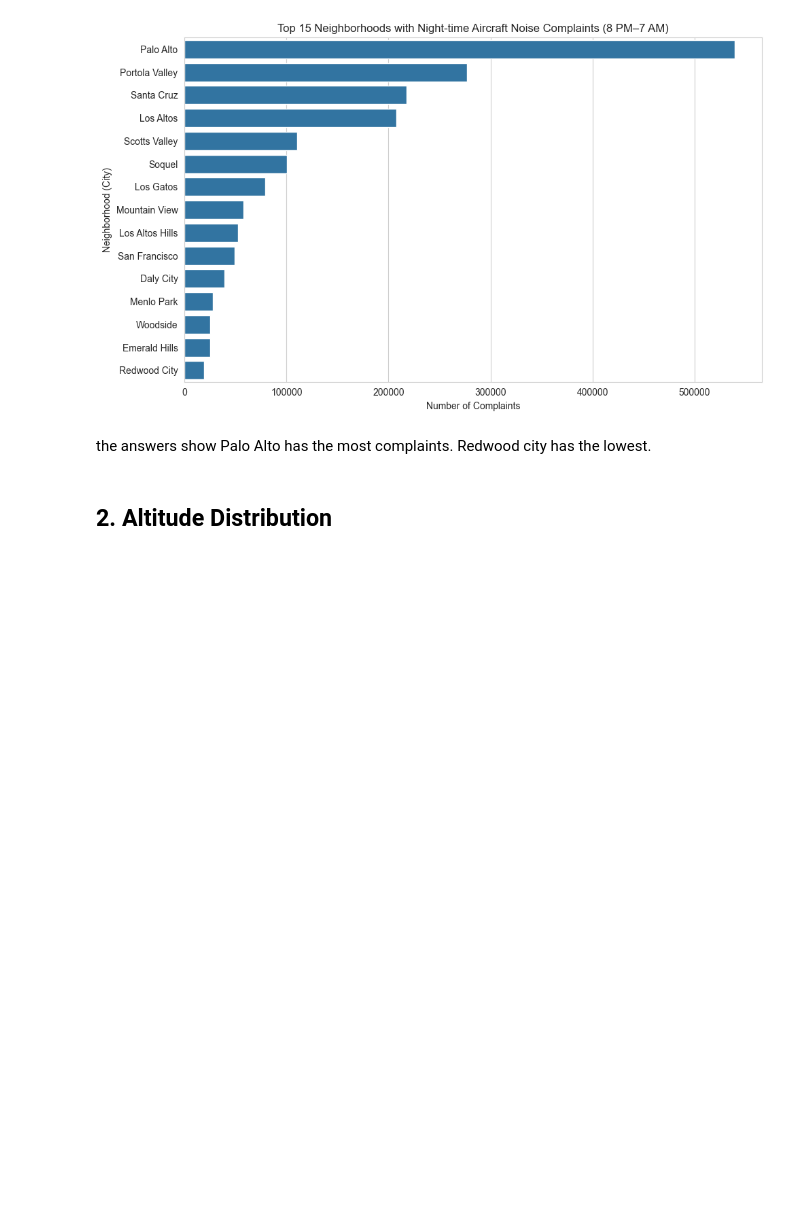
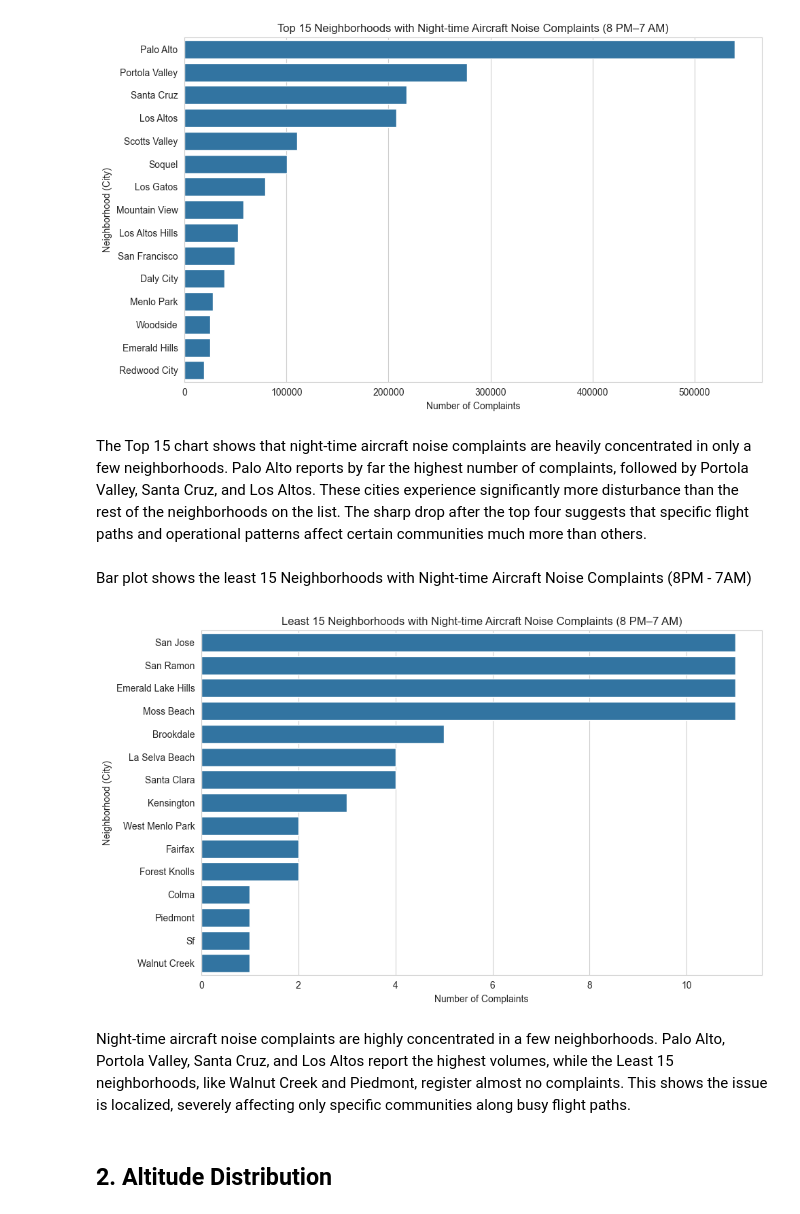
Before and after one commit to porhay007/SFO-Aircraft-Noise-Analysis---Group-Project-Data-5100, a Jupyter notebook: Code/Data_cleaning.ipynb, the cells around one changed output. Cells and saved outputs as stored; diff of their text form; code cells hidden in the pictures; blank space fills up the shorter version.

```diff
--- a/Code/Data_cleaning.ipynb
+++ b/Code/Data_cleaning.ipynb
@@ -264,7 +246,30 @@ plt.show()
 # %% [output]
 [figure]
 # %% [markdown]
-the answers show Palo Alto has the most complaints. Redwood city has the lowest.
+The Top 15 chart shows that night-time aircraft noise complaints are heavily concentrated in only a few neighborhoods. Palo Alto reports by far the highest number of complaints, followed by Portola Valley, Santa Cruz, and Los Altos. These cities experience significantly more disturbance than the rest of the neighborhoods on the list. The sharp drop after the top four suggests that specific flight paths and operational patterns affect certain communities much more than others.
+# %% [markdown]
+Bar plot shows the least 15 Neighborhoods with Night-time Aircraft Noise Complaints (8PM - 7AM)
+# %%
+# Least 15 Neighborhoods with Night-time Aircraft Noise Complaints (8 PM–7 AM)
+
+plt.figure(figsize=(10, 6))
+
+sns.barplot(
+    data=complaints_by_city.tail(15),
+    x="complaint_count",
+    y="reporter_city",
+    orient="h"
+)
+
+plt.title("Least 15 Neighborhoods with Night-time Aircraft Noise Complaints (8 PM–7 AM)")
+plt.xlabel("Number of Complaints")
+plt.ylabel("Neighborhood (City)")
+plt.tight_layout()
+plt.show()
+# %% [output]
+[figure, added]
+# %% [markdown]
+Night-time aircraft noise complaints are highly concentrated in a few neighborhoods. Palo Alto, Portola Valley, Santa Cruz, and Los Altos report the highest volumes, while the Least 15 neighborhoods, like Walnut Creek and Piedmont, register almost no complaints. This shows the issue is localized, severely affecting only specific communities along busy flight paths.
 # %% [markdown]
 ## 2. Altitude Distribution
 # %% [markdown]
```
Also changed, not shown: parts of 25 cells of this notebook.
